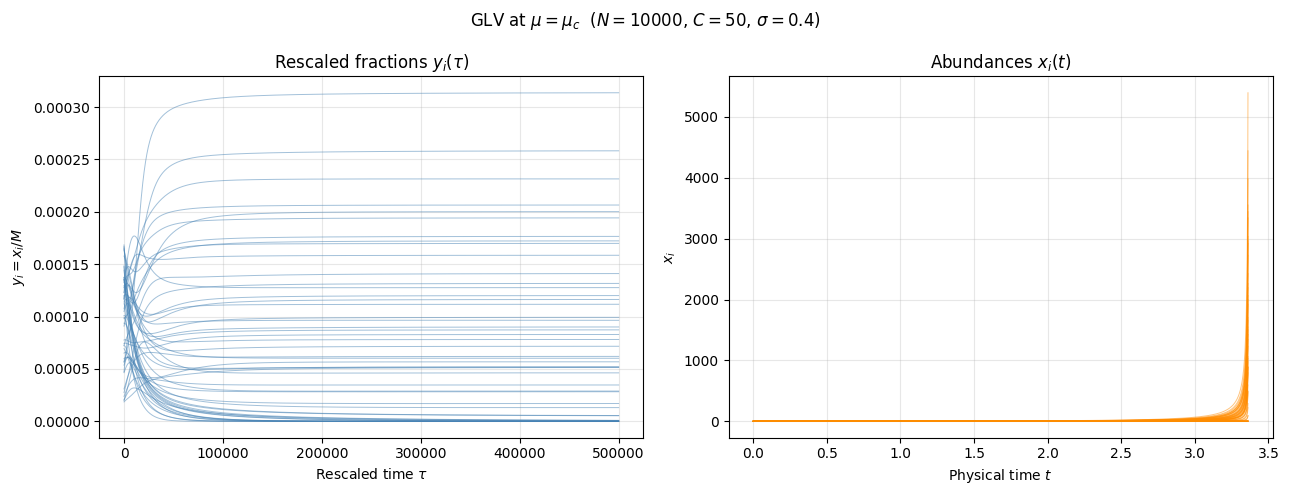
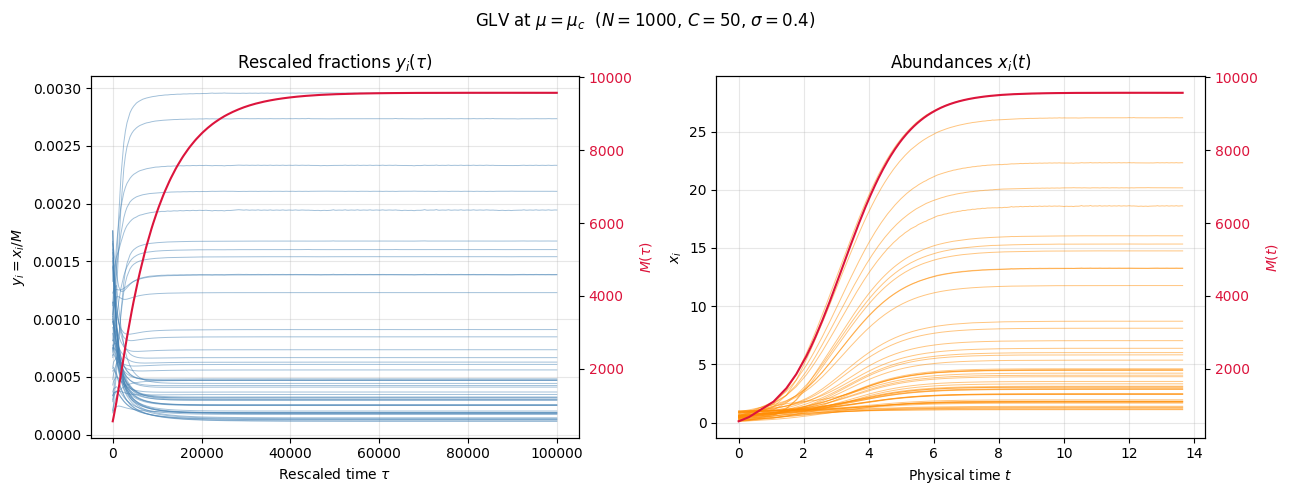
The change to this notebook cell's code, shown as a diff; its figure went from the first image to the second:
--- before
+++ after
@@ -18,4 +18,10 @@
 ax1.grid(True, alpha=0.3)
 
+# Add M(t) on secondary axis
+ax1_right = ax1.twinx()
+ax1_right.plot(sol.t, M_plot, lw=1.5, color='crimson', label=r'$M(\tau)$')
+ax1_right.set_ylabel(r'$M(\tau)$', color='crimson')
+ax1_right.tick_params(axis='y', labelcolor='crimson')
+
 for i in sample_idx:
     ax2.plot(t_plot, X_plot[i], lw=0.7, alpha=0.5, color='darkorange')
@@ -25,4 +31,10 @@
 ax2.grid(True, alpha=0.3)
 
+# Add M(t) on secondary axis
+ax2_right = ax2.twinx()
+ax2_right.plot(t_plot, M_plot, lw=1.5, color='crimson', label=r'$M(t)$')
+ax2_right.set_ylabel(r'$M(t)$', color='crimson')
+ax2_right.tick_params(axis='y', labelcolor='crimson')
+
 plt.suptitle(f'GLV at $\\mu = \\mu_c$  ($N={N}$, $C={C}$, $\\sigma={sigma}$)')
 plt.tight_layout()

Commit: added annealed interaction matrix